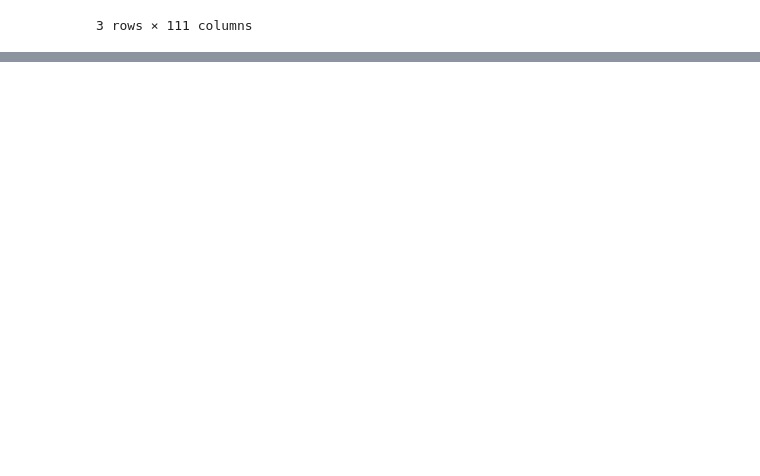
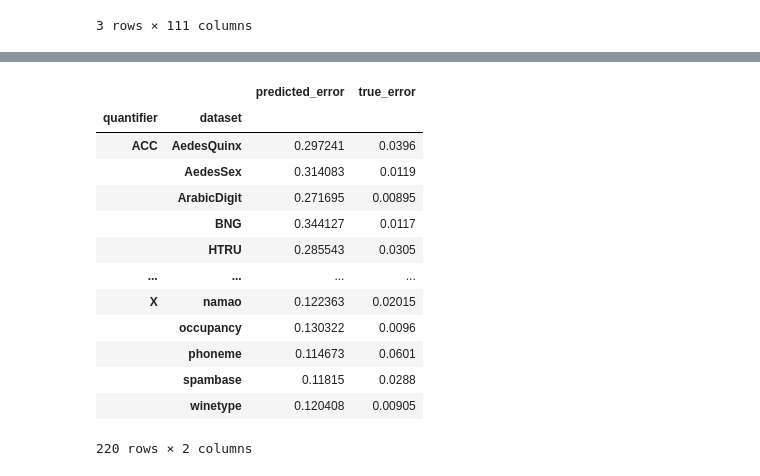
Before and after one commit to Bachega/quantifier_recommender, a Jupyter notebook: analysis.ipynb, the cells around one changed output, grey strips where cells are left out. Cells and saved outputs as stored; diff of their text form; code cells hidden in the pictures; blank space fills up the shorter version.

```diff
--- a/analysis.ipynb
+++ b/analysis.ipynb
@@ -233,0 +294,22 @@ qtf.load_meta_table_and_fit("./recommender_data/meta_features_table.csv", "./rec
+# %%
+from quantifier_recommender import QuantifierRecommender
+quantifier_recommender = QuantifierRecommender()
+quantifier_recommender.load_and_fit_meta_table("./recommender_data/meta_features_table.csv", "./recommender_data/evaluation_table.csv")
+result = quantifier_recommender.leave_one_out_evaluation()
+# %%
+result
+# %% [output]
+|  |  | predicted_error | true_error |
+| quantifier | dataset |  |  |
+| ACC | AedesQuinx | 0.297241 | 0.0396 |
+|  | AedesSex | 0.314083 | 0.0119 |
+|  | ArabicDigit | 0.271695 | 0.00895 |
+|  | BNG | 0.344127 | 0.0117 |
+|  | HTRU | 0.285543 | 0.0305 |
+| ... | ... | ... | ... |
+| X | namao | 0.122363 | 0.02015 |
+|  | occupancy | 0.130322 | 0.0096 |
+|  | phoneme | 0.114673 | 0.0601 |
+|  | spambase | 0.11815 | 0.0288 |
+|  | winetype | 0.120408 | 0.00905 |
+220 rows × 2 columns
```
Also changed, not shown: parts of 6 cells of this notebook, 23 other files.
